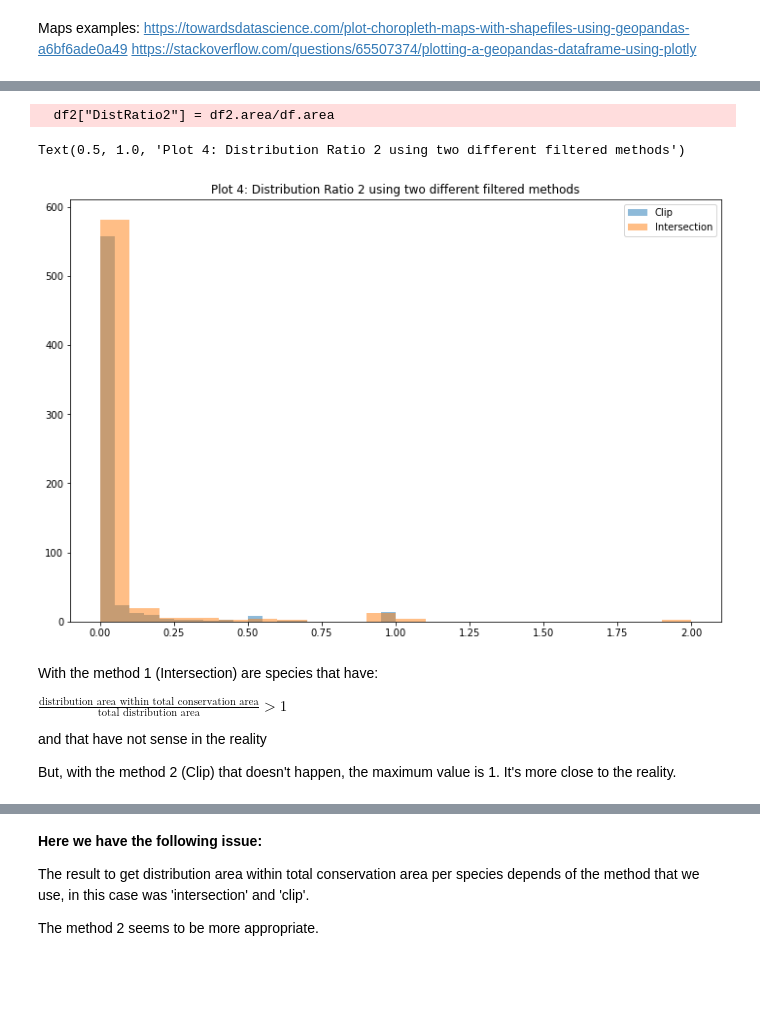
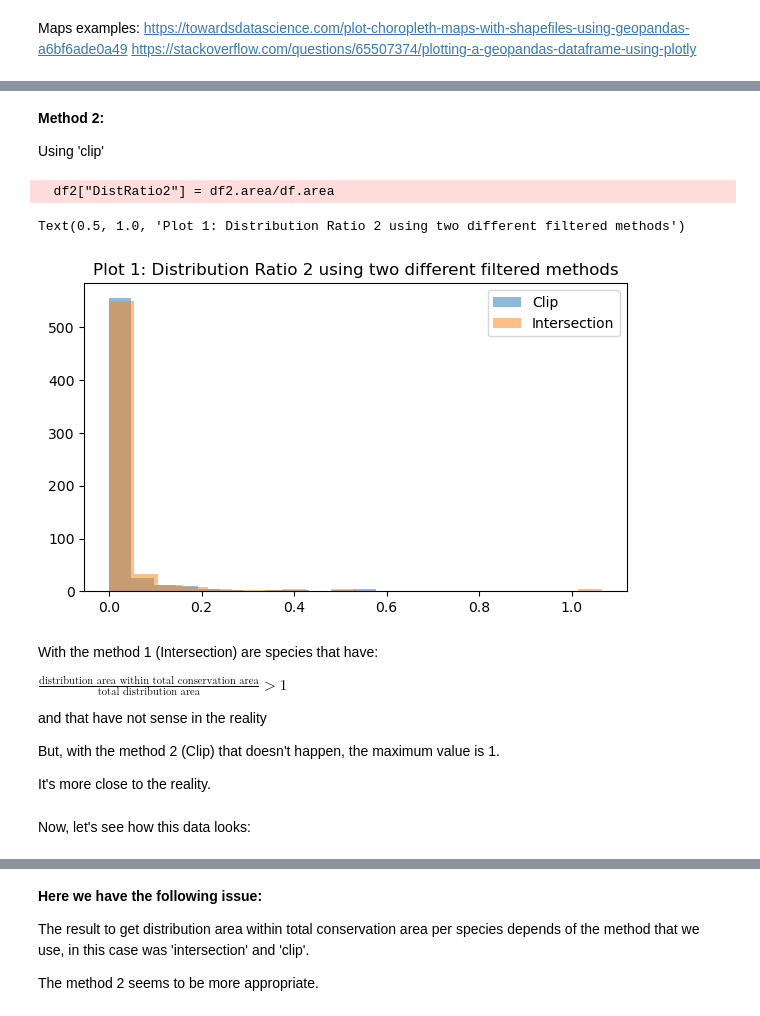
Before and after one commit to Open-Earth-Foundation/oceanprogram, a Jupyter notebook: Marine Biodiversity Unit Methodology/Modulating_Factor3.1_Endemism.ipynb, the cells around one changed output, grey strips where cells are left out. Saved outputs shown, nothing was run; the diff lists cells and outputs as text; code cells hidden in the pictures; blank space fills up the shorter version.

```diff
--- a/Marine Biodiversity Unit Methodology/Modulating_Factor3.1_Endemism.ipynb
+++ b/Marine Biodiversity Unit Methodology/Modulating_Factor3.1_Endemism.ipynb
@@ -65,6 +69,4 @@ Cocos = Point(Cocos_lon, Cocos_lat)
 # %%
-ACMC = gpd.read_file('../../Geospatial_ACMC/ACMC.shp')
-AMMB = gpd.read_file('../../Geospatial_ACMC/AMMB.shp')
-PNIC = gpd.read_file('../../Geospatial_ACMC/PNIC.shp')
+ACMC = gpd.read_file('../Data/Geospatial_ACMC/ACMC.shp')
 # %% [markdown]
 Inspect the Coordinate Reference Systems (CRS).
@@ -134,7 +91,7 @@ Total Area, ACMC:
 # %% [markdown]
 This is the outcome from `Step1_Curate_IUCN_RedList.ipynb`.
 # %%
-df = gpd.read_file('../../ACMC_IUCN_data/gdf_ACMC_IUCN_range_status_filtered.shp')
+df = gpd.read_file('../Data/ACMC_IUCN_data/gdf_ACMC_IUCN_range_status_filtered.shp')
 # %%
 df.head()
 # %% [output]
@@ -212,6 +159,10 @@ for iter, row in df.iterrows():
 # %%
 df["DistRatio2"] = DistRatio2
 df["DistFactorPerc2"] = DistFactorPerc2
+# %% [markdown]
+**Method 2:**
+
+Using 'clip'
 # %%
 # Now remove all geometries that are outside the ACMC -> clip does the job
 
@@ -223,14 +173,14 @@ df2["DistFactorPerc2"] = 100 * df2.DistRatio2
 # %% [output]
   df2["DistRatio2"] = df2.area/df.area
 # %%
-plt.figure(figsize=(12,8))
+plt.figure(figsize=(7,4))
 plt.hist(df2['DistRatio2'],bins=20, alpha=0.5, label = 'Clip')
 plt.hist(df['DistRatio2'],bins=20, alpha=0.5, label = 'Intersection')
 plt.legend()
-plt.title('Plot 4: Distribution Ratio 2 using two different filtered methods')
+plt.title('Plot 1: Distribution Ratio 2 using two different filtered methods')
 # %% [output]
-Text(0.5, 1.0, 'Plot 4: Distribution Ratio 2 using two different filtered methods')
+Text(0.5, 1.0, 'Plot 1: Distribution Ratio 2 using two different filtered methods')
-[figure, old version]
+[figure, new version]
 # %% [markdown]
 With the method 1 (Intersection) are species that have:
 
@@ -238,5 +188,9 @@ $\frac{\text{distribution area within total conservation area}}{\text{total dist
 
 and that have not sense in the reality
 
-But, with the method 2 (Clip) that doesn't happen, the maximum value is 1. It's more close to the reality.
+But, with the method 2 (Clip) that doesn't happen, the maximum value is 1.
+
+It's more close to the reality.
+# %% [markdown]
+Now, let's see how this data looks:
 # %%
```
Also changed, not shown: parts of 73 cells of this notebook, 4 other files.
